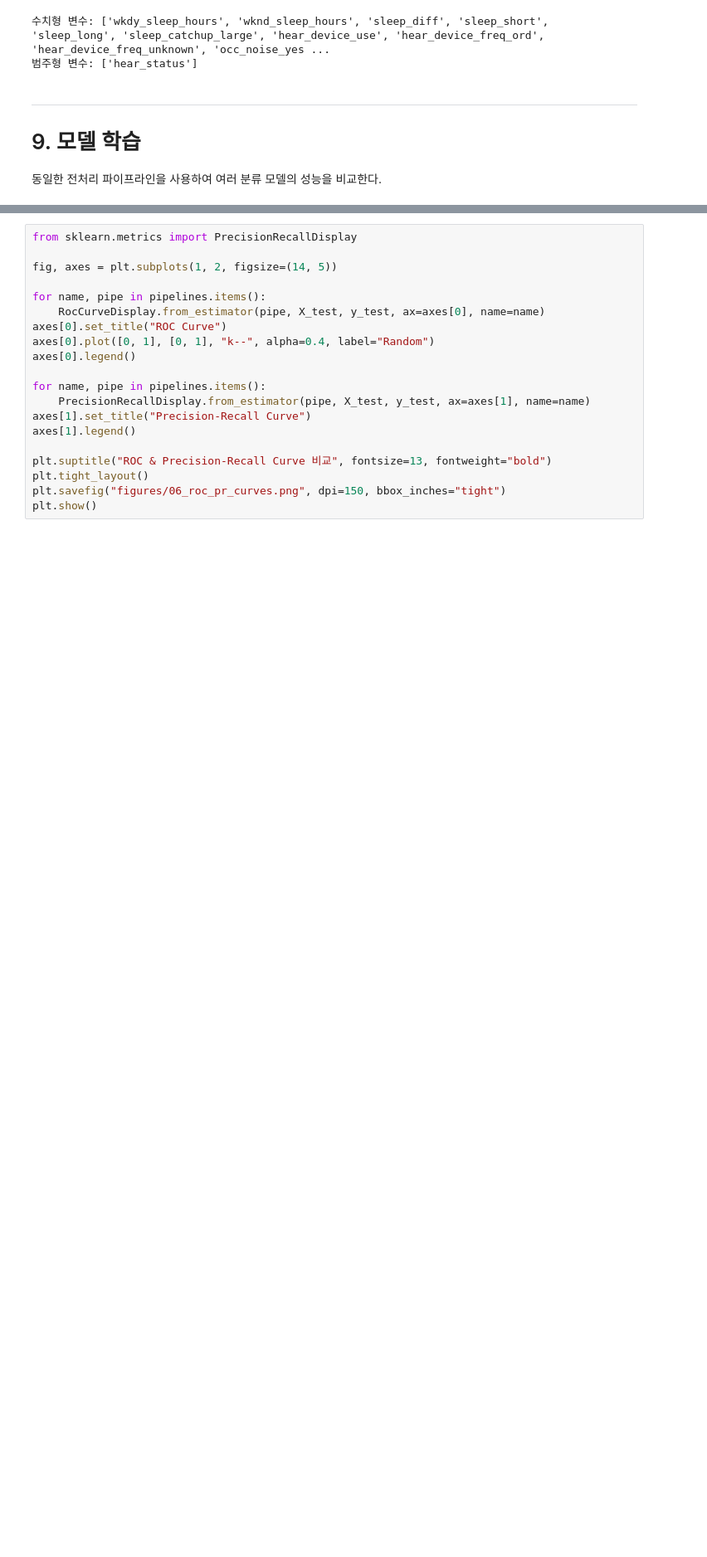
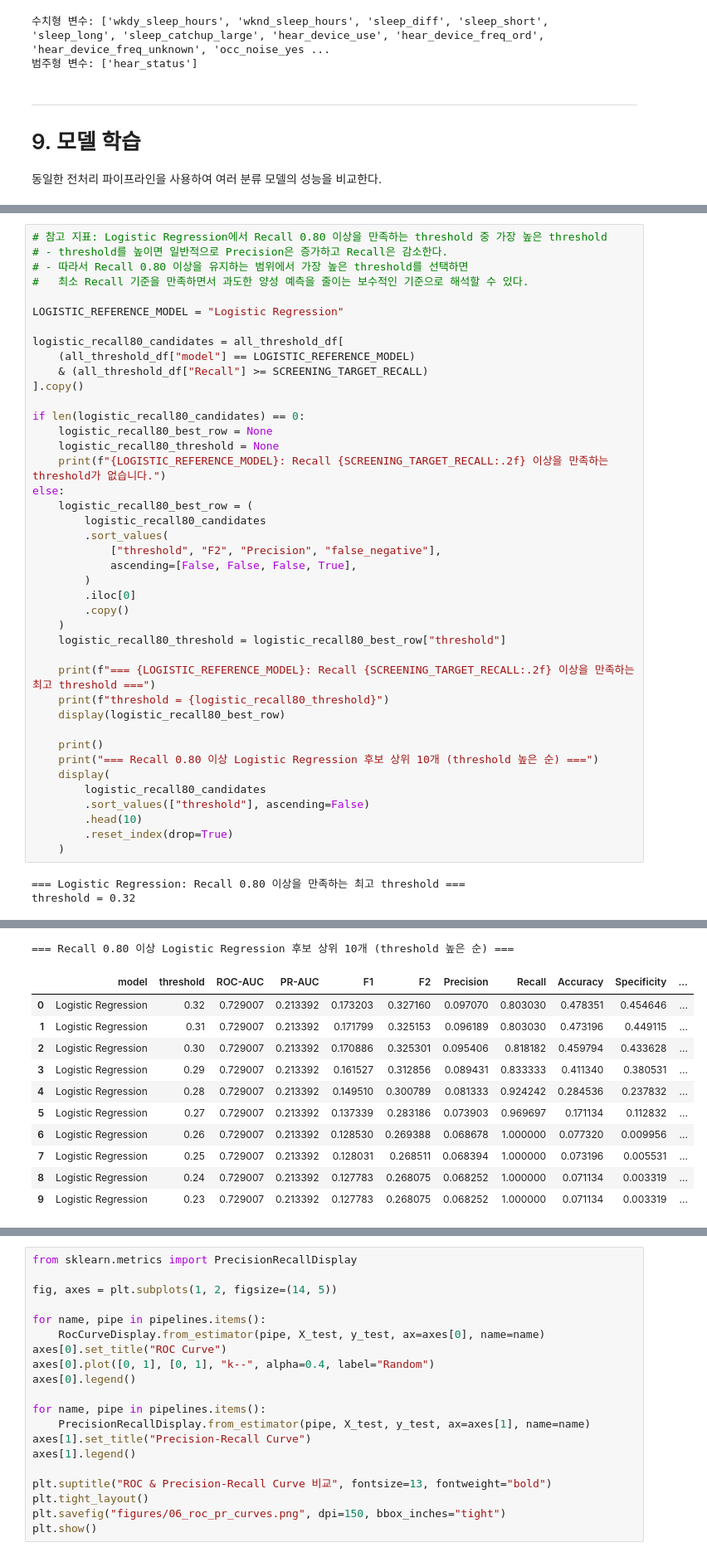
Before and after one commit to 2026-1st/Team-5, a Jupyter notebook: Team5_KNHANES2022_Project.ipynb, the cells around one changed output, grey strips where cells are left out. Shown at 83% size. Cells and saved outputs as stored; diff of their text form; blank space fills up the shorter version.

```diff
--- a/Team5_KNHANES2022_Project.ipynb
+++ b/Team5_KNHANES2022_Project.ipynb
@@ -2126,0 +1865,44 @@ else:
+# %%
+# 참고 지표: Logistic Regression에서 Recall 0.80 이상을 만족하는 threshold 중 가장 높은 threshold
+# - threshold를 높이면 일반적으로 Precision은 증가하고 Recall은 감소한다.
+# - 따라서 Recall 0.80 이상을 유지하는 범위에서 가장 높은 threshold를 선택하면
+#   최소 Recall 기준을 만족하면서 과도한 양성 예측을 줄이는 보수적인 기준으로 해석할 수 있다.
+
+LOGISTIC_REFERENCE_MODEL = "Logistic Regression"
+
+logistic_recall80_candidates = all_threshold_df[
+    (all_threshold_df["model"] == LOGISTIC_REFERENCE_MODEL)
+    & (all_threshold_df["Recall"] >= SCREENING_TARGET_RECALL)
+].copy()
+
+if len(logistic_recall80_candidates) == 0:
+    logistic_recall80_best_row = None
+    logistic_recall80_threshold = None
+    print(f"{LOGISTIC_REFERENCE_MODEL}: Recall {SCREENING_TARGET_RECALL:.2f} 이상을 만족하는 threshold가 없습니다.")
+else:
+    logistic_recall80_best_row = (
+        logistic_recall80_candidates
+        .sort_values(
+            ["threshold", "F2", "Precision", "false_negative"],
+            ascending=[False, False, False, True],
+        )
+        .iloc[0]
+        .copy()
+    )
+    logistic_recall80_threshold = logistic_recall80_best_row["threshold"]
+
+    print(f"=== {LOGISTIC_REFERENCE_MODEL}: Recall {SCREENING_TARGET_RECALL:.2f} 이상을 만족하는 최고 threshold ===")
+    print(f"threshold = {logistic_recall80_threshold}")
+    display(logistic_recall80_best_row)
+
+    print()
+    print("=== Recall 0.80 이상 Logistic Regression 후보 상위 10개 (threshold 높은 순) ===")
+    display(
+        logistic_recall80_candidates
+        .sort_values(["threshold"], ascending=False)
+        .head(10)
+        .reset_index(drop=True)
+    )
+# %% [output]
+=== Logistic Regression: Recall 0.80 이상을 만족하는 최고 threshold ===
+threshold = 0.32
@@ -2126,0 +1926,12 @@ else:
+=== Recall 0.80 이상 Logistic Regression 후보 상위 10개 (threshold 높은 순) ===
+|  | model | threshold | ROC-AUC | PR-AUC | F1 | F2 | Precision | Recall | Accuracy | Specificity | ... |
+| 0 | Logistic Regression | 0.32 | 0.729007 | 0.213392 | 0.173203 | 0.327160 | 0.097070 | 0.803030 | 0.478351 | 0.454646 | ... |
+| 1 | Logistic Regression | 0.31 | 0.729007 | 0.213392 | 0.171799 | 0.325153 | 0.096189 | 0.803030 | 0.473196 | 0.449115 | ... |
+| 2 | Logistic Regression | 0.30 | 0.729007 | 0.213392 | 0.170886 | 0.325301 | 0.095406 | 0.818182 | 0.459794 | 0.433628 | ... |
+| 3 | Logistic Regression | 0.29 | 0.729007 | 0.213392 | 0.161527 | 0.312856 | 0.089431 | 0.833333 | 0.411340 | 0.380531 | ... |
+| 4 | Logistic Regression | 0.28 | 0.729007 | 0.213392 | 0.149510 | 0.300789 | 0.081333 | 0.924242 | 0.284536 | 0.237832 | ... |
+| 5 | Logistic Regression | 0.27 | 0.729007 | 0.213392 | 0.137339 | 0.283186 | 0.073903 | 0.969697 | 0.171134 | 0.112832 | ... |
+| 6 | Logistic Regression | 0.26 | 0.729007 | 0.213392 | 0.128530 | 0.269388 | 0.068678 | 1.000000 | 0.077320 | 0.009956 | ... |
+| 7 | Logistic Regression | 0.25 | 0.729007 | 0.213392 | 0.128031 | 0.268511 | 0.068394 | 1.000000 | 0.073196 | 0.005531 | ... |
+| 8 | Logistic Regression | 0.24 | 0.729007 | 0.213392 | 0.127783 | 0.268075 | 0.068252 | 1.000000 | 0.071134 | 0.003319 | ... |
+| 9 | Logistic Regression | 0.23 | 0.729007 | 0.213392 | 0.127783 | 0.268075 | 0.068252 | 1.000000 | 0.071134 | 0.003319 | ... |
```
Also changed, not shown: parts of 60 cells of this notebook, 6 other files.
